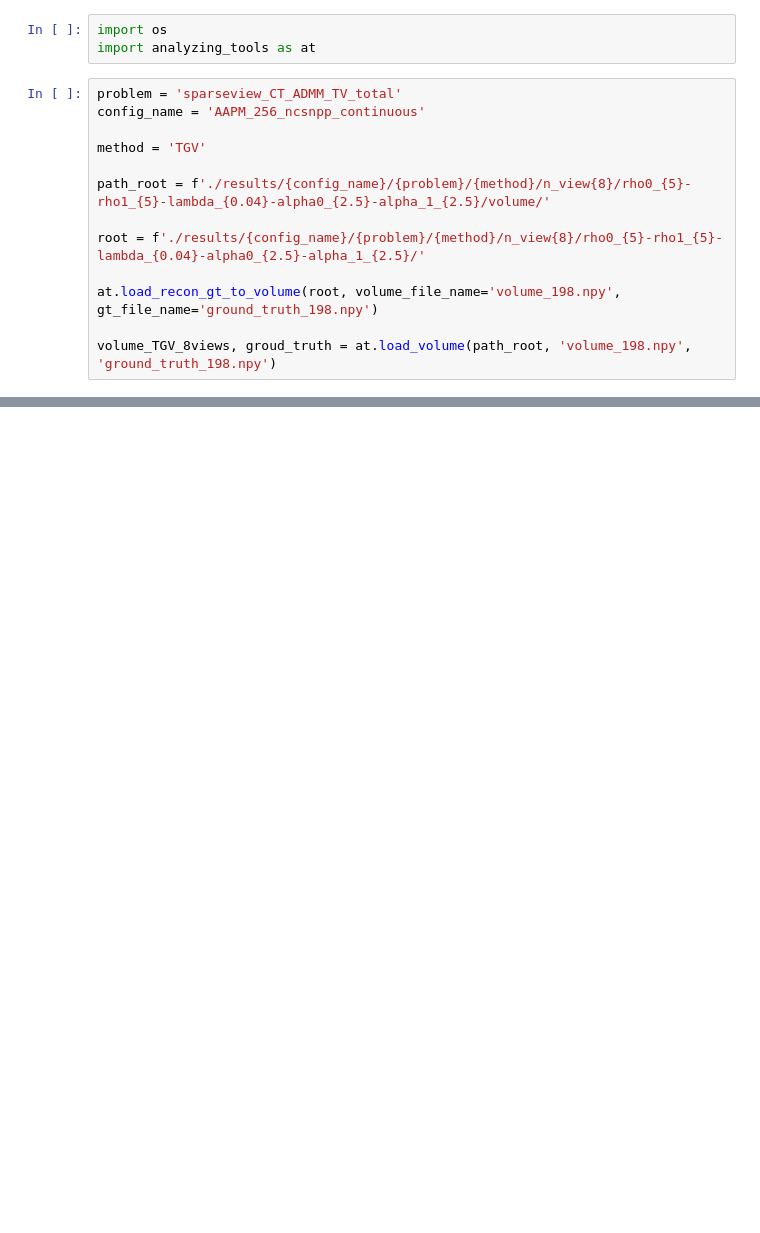
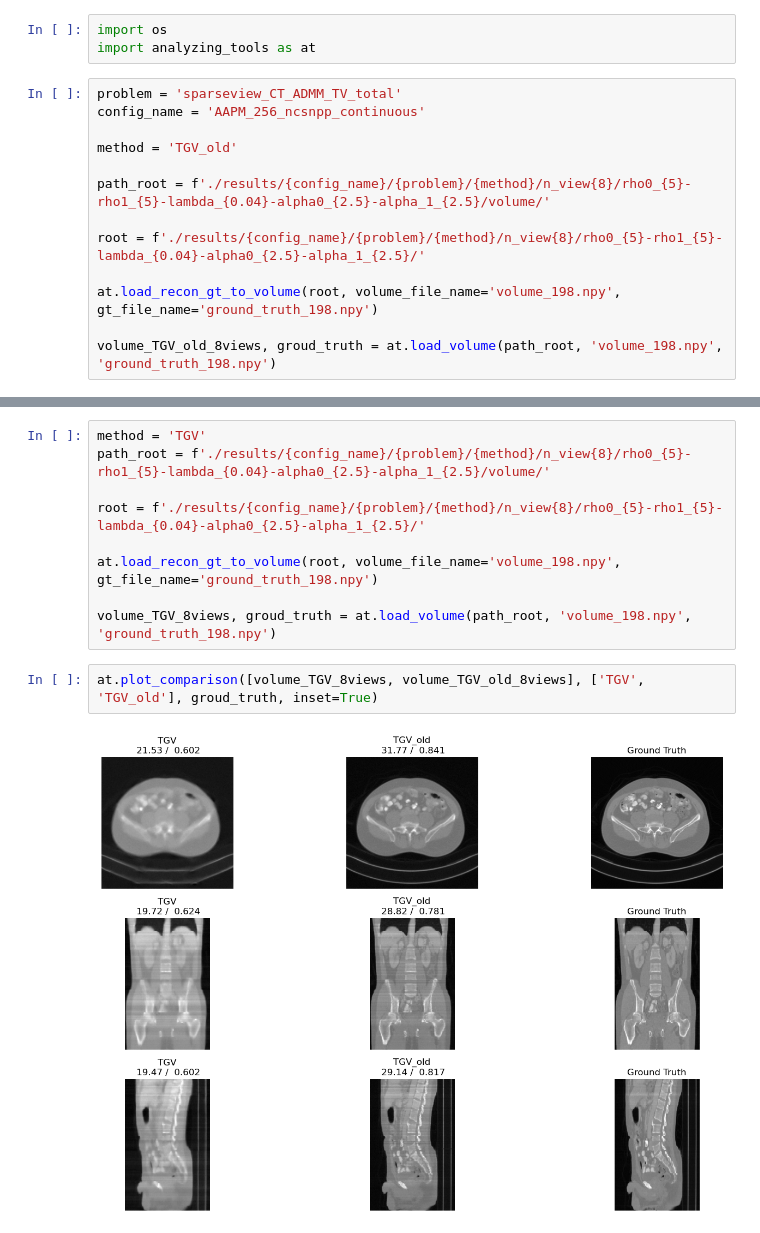
Before and after one commit to ChillyHub/Diffusion_ADMM_TGV, a Jupyter notebook: result.ipynb, the cells around one changed output, grey strips where cells are left out. Drawn from its saved outputs; the diff is of its cells as text; blank space fills up the shorter version.

```diff
--- a/result.ipynb
+++ b/result.ipynb
@@ -5,7 +5,7 @@ import analyzing_tools as at
 problem = 'sparseview_CT_ADMM_TV_total'
 config_name = 'AAPM_256_ncsnpp_continuous'
 
-method = 'TGV'
+method = 'TGV_old'
 
 path_root = f'./results/{config_name}/{problem}/{method}/n_view{8}/rho0_{5}-rho1_{5}-lambda_{0.04}-alpha0_{2.5}-alpha_1_{2.5}/volume/'
 
@@ -13,5 +13,5 @@ root = f'./results/{config_name}/{problem}/{method}/n_view{8}/rho0_{5}-rho1_{5}-
 
 at.load_recon_gt_to_volume(root, volume_file_name='volume_198.npy', gt_file_name='ground_truth_198.npy')
 
-volume_TGV_8views, groud_truth = at.load_volume(path_root, 'volume_198.npy', 'ground_truth_198.npy')
+volume_TGV_old_8views, groud_truth = at.load_volume(path_root, 'volume_198.npy', 'ground_truth_198.npy')
 # %%
@@ -39,3 +39,16 @@ Sagittal || Average PSNR: 20.06679598543313 || Average SSIM: 0.6381558308765873
+# %%
+method = 'TGV'
+path_root = f'./results/{config_name}/{problem}/{method}/n_view{8}/rho0_{5}-rho1_{5}-lambda_{0.04}-alpha0_{2.5}-alpha_1_{2.5}/volume/'
+
+root = f'./results/{config_name}/{problem}/{method}/n_view{8}/rho0_{5}-rho1_{5}-lambda_{0.04}-alpha0_{2.5}-alpha_1_{2.5}/'
+
+at.load_recon_gt_to_volume(root, volume_file_name='volume_198.npy', gt_file_name='ground_truth_198.npy')
+
+volume_TGV_8views, groud_truth = at.load_volume(path_root, 'volume_198.npy', 'ground_truth_198.npy')
+# %%
+at.plot_comparison([volume_TGV_8views, volume_TGV_old_8views], ['TGV', 'TGV_old'], groud_truth, inset=True)
+# %% [output]
+[figure, added]
 # %%
 problem = 'sparseview_CT_ADMM_TV_total'
 config_name = 'AAPM_256_ncsnpp_continuous'
```
Also changed, not shown: parts of 4 cells of this notebook, 4 other files.
